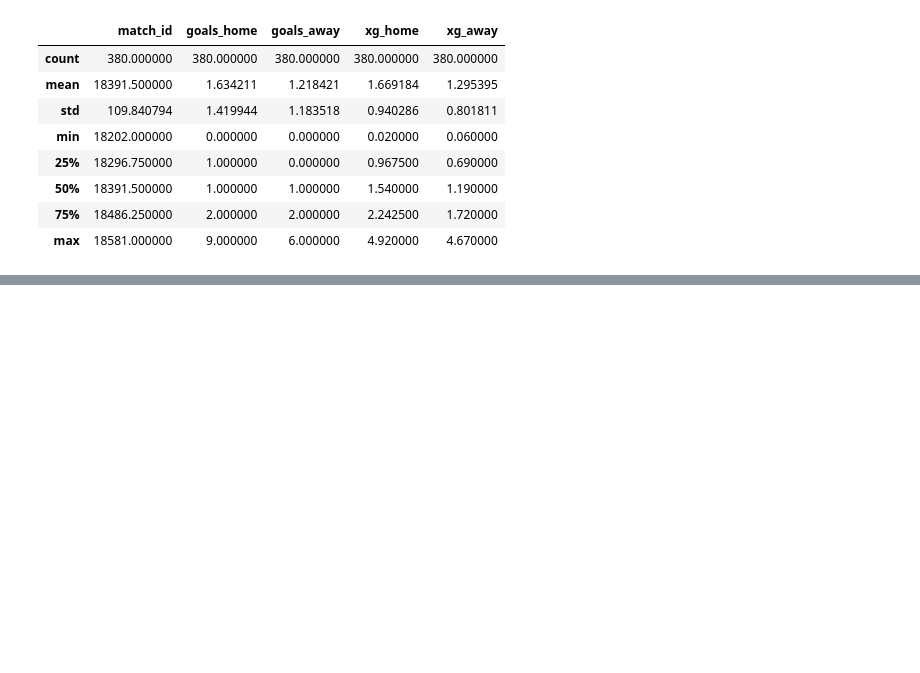
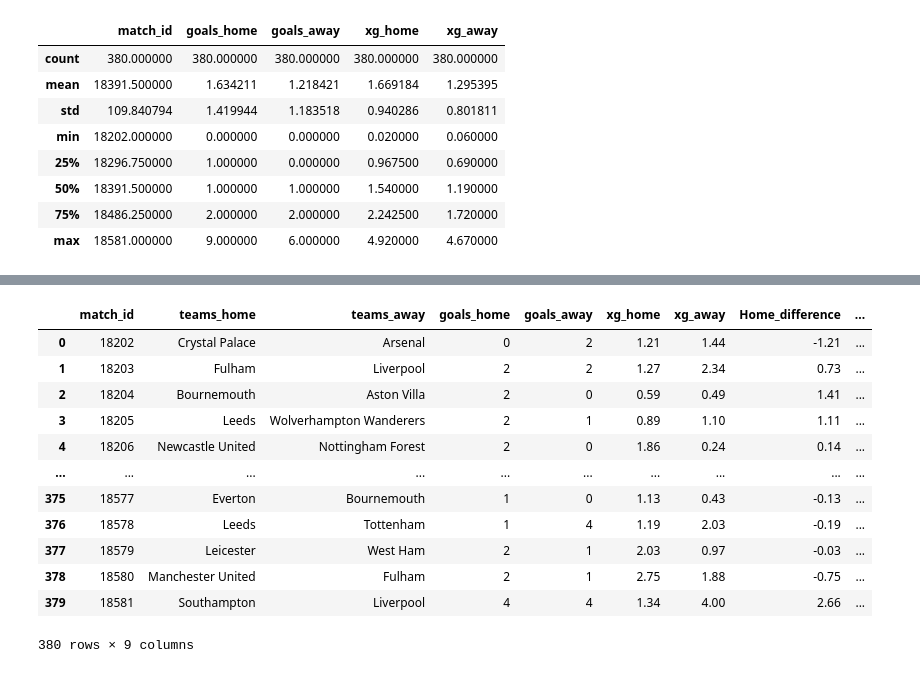
Before and after one commit to DAHammond/Bee2041-Final, a Jupyter notebook: Data Cleaning, Restructuring and Analysis.ipynb, the cells around one changed output, grey strips where cells are left out. Cells and saved outputs as stored; diff of their text form; code cells hidden in the pictures; blank space fills up the shorter version.

Commit message:
Adding DF2 to understand xg accuracy per team per game

```diff
--- a/Data Cleaning, Restructuring and Analysis.ipynb
+++ b/Data Cleaning, Restructuring and Analysis.ipynb
@@ -179,0 +180,20 @@ ax.legend(loc='upper left', ncols=3)
+# %%
+#create a new dataframe to show the differences in xg for each individual team in each match
+DF2 = DF.copy(deep=True)
+DF2['Home_difference'] = DF2['goals_home'] - DF2['xg_home']
+DF2['Away_difference'] = DF2['goals_away'] - DF2['xg_away']
+DF2
+# %% [output]
+|  | match_id | teams_home | teams_away | goals_home | goals_away | xg_home | xg_away | Home_difference | ... |
+| 0 | 18202 | Crystal Palace | Arsenal | 0 | 2 | 1.21 | 1.44 | -1.21 | ... |
+| 1 | 18203 | Fulham | Liverpool | 2 | 2 | 1.27 | 2.34 | 0.73 | ... |
+| 2 | 18204 | Bournemouth | Aston Villa | 2 | 0 | 0.59 | 0.49 | 1.41 | ... |
+| 3 | 18205 | Leeds | Wolverhampton Wanderers | 2 | 1 | 0.89 | 1.10 | 1.11 | ... |
+| 4 | 18206 | Newcastle United | Nottingham Forest | 2 | 0 | 1.86 | 0.24 | 0.14 | ... |
+| ... | ... | ... | ... | ... | ... | ... | ... | ... | ... |
+| 375 | 18577 | Everton | Bournemouth | 1 | 0 | 1.13 | 0.43 | -0.13 | ... |
+| 376 | 18578 | Leeds | Tottenham | 1 | 4 | 1.19 | 2.03 | -0.19 | ... |
+| 377 | 18579 | Leicester | West Ham | 2 | 1 | 2.03 | 0.97 | -0.03 | ... |
+| 378 | 18580 | Manchester United | Fulham | 2 | 1 | 2.75 | 1.88 | -0.75 | ... |
+| 379 | 18581 | Southampton | Liverpool | 4 | 4 | 1.34 | 4.00 | 2.66 | ... |
+380 rows × 9 columns
```
Also changed, not shown: parts of 2 cells of this notebook.
